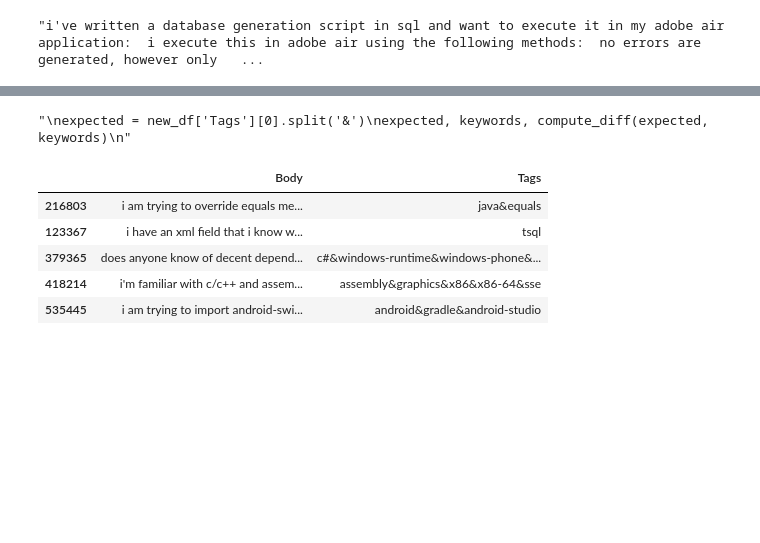
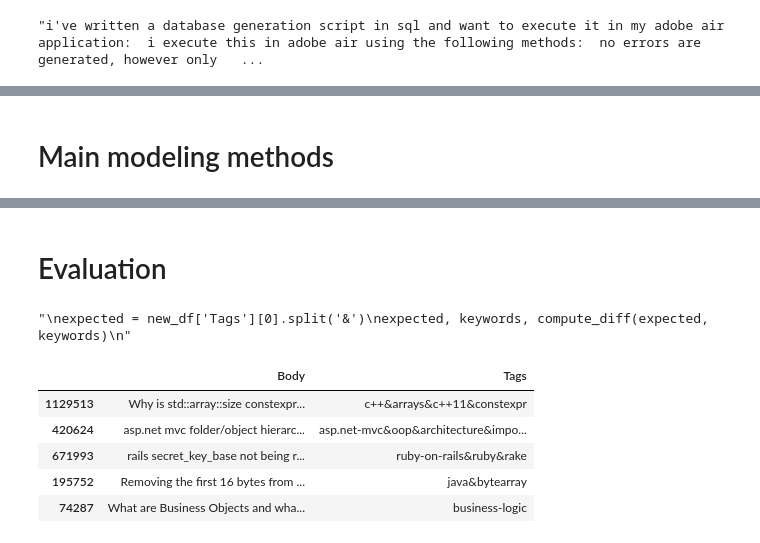
Before and after one commit to helena128/StackOverflowTagger, a Jupyter notebook: DT_NLP.ipynb, the cells around one changed output, grey strips where cells are left out. Cells and saved outputs as stored; diff of their text form; code cells hidden in the pictures; blank space fills up the shorter version.

```diff
--- a/DT_NLP.ipynb
+++ b/DT_NLP.ipynb
@@ -148,3 +148,7 @@ Try using .loc[row_indexer,col_indexer] = value instead
 See the caveats in the documentation: https://pandas.pydata.org/pandas-docs/stable/user_guide/indexing.html#returning-a-view-versus-a-copy
   if sys.path[0] == '':
 "i've written a database generation script in sql and want to execute it in my adobe air application:  i execute this in adobe air using the following methods:  no errors are generated, however only   ...
+# %%
+# Merge title with body
+new_df['Body'] = new_df[['Title', 'Body']].agg(' '.join, axis=1)
+new_df['Body'][0]
@@ -151,3 +161,5 @@ See the caveats in the documentation: https://pandas.pydata.org/pandas-docs/stab
+# %% [markdown]
+# Main modeling methods
 # %%
 !pip install sentence-transformers
 # %% [output]
@@ -188,6 +200,8 @@ def predict_keywords(doc, model = 'distilbert-base-nli-mean-tokens'):
   distances = cosine_similarity(doc_embedding, candidate_embeddings)
   keywords = [candidates[index] for index in distances.argsort()[0][-top_n:]]
   return keywords
+# %% [markdown]
+# Evaluation
 # %%
 # Evaluation
 from operator import eq
@@ -219,16 +228,16 @@ expected, keywords, compute_diff(expected, keywords)
 # %% [output]
 "\nexpected = new_df['Tags'][0].split('&')\nexpected, keywords, compute_diff(expected, keywords)\n"
 # %%
-test_df = new_df.sample(n=10000)
+test_df = new_df.sample(n=1000)
 test_df.drop(columns=['Id', 'Score', 'Title'], inplace=True)
 test_df.head(5)
 # %% [output]
 |  | Body | Tags |
-| 216803 | i am trying to override equals me... | java&equals |
-| 123367 | i have an xml field that i know w... | tsql |
-| 379365 | does anyone know of decent depend... | c#&windows-runtime&windows-phone&... |
-| 418214 | i'm familiar with c/c++ and assem... | assembly&graphics&x86&x86-64&sse |
-| 535445 | i am trying to import android-swi... | android&gradle&android-studio |
+| 1129513 | Why is std::array::size constexpr... | c++&arrays&c++11&constexpr |
+| 420624 | asp.net mvc folder/object hierarc... | asp.net-mvc&oop&architecture&impo... |
+| 671993 | rails secret_key_base not being r... | ruby-on-rails&ruby&rake |
+| 195752 | Removing the first 16 bytes from ... | java&bytearray |
+| 74287 | What are Business Objects and wha... | business-logic |
 # %%
 tp = 0
 fp = 0
```
Also changed, not shown: parts of 4 cells of this notebook.
